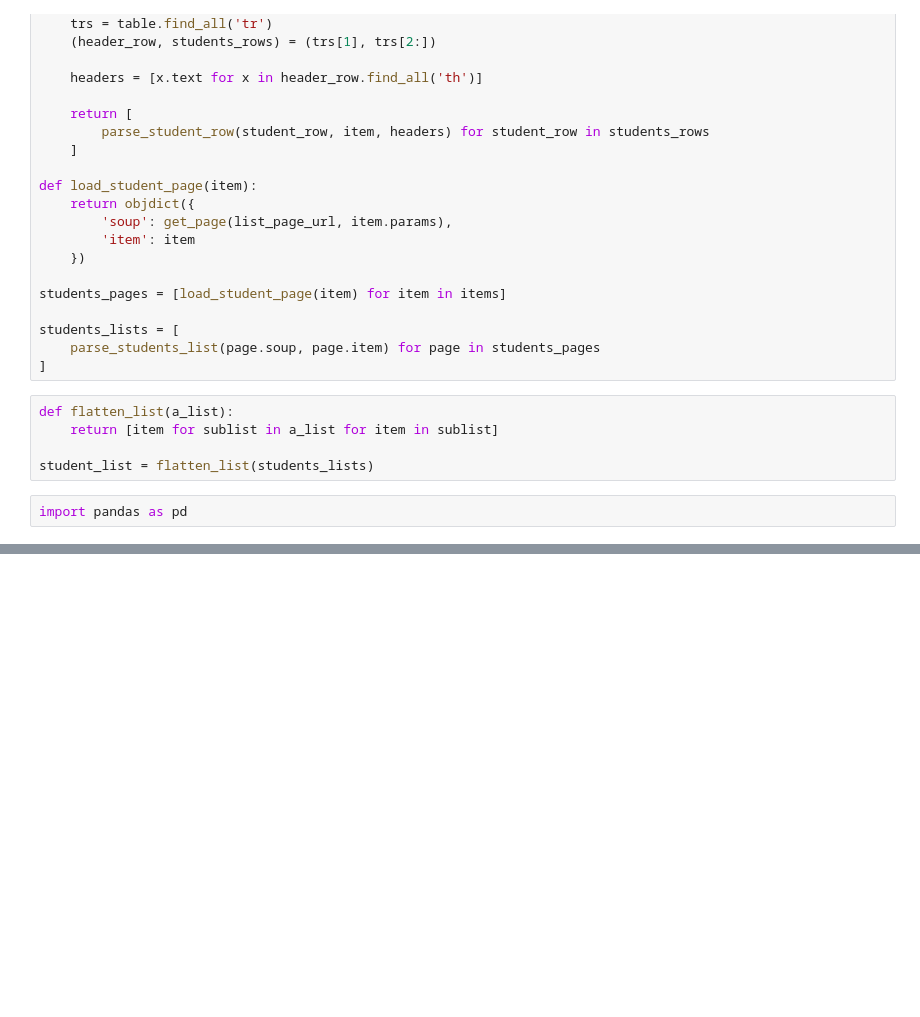
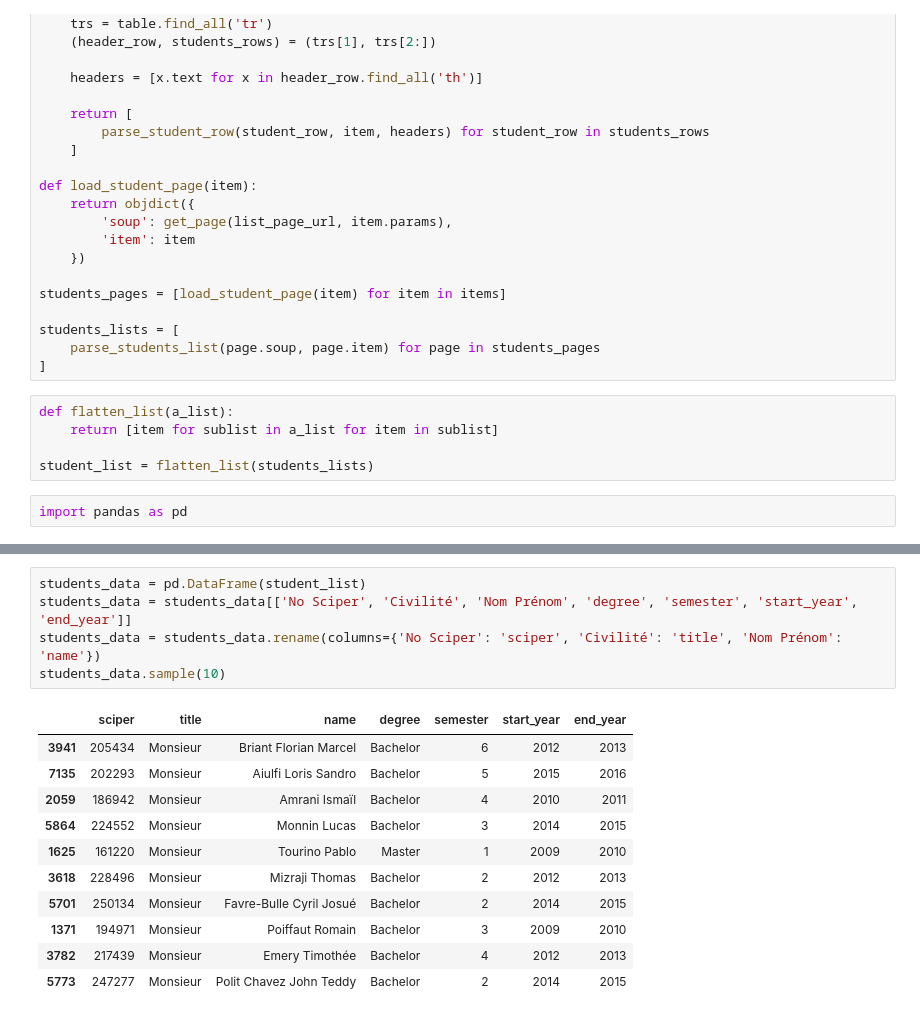
Before and after one commit to romac/ADAHomeworks, a Jupyter notebook: 02 - Data from the Web/Scraper.ipynb, the cells around one changed output, grey strips where cells are left out. Saved outputs shown, nothing was run; the diff lists cells and outputs as text; blank space fills up the shorter version.

```diff
--- a/02 - Data from the Web/Scraper.ipynb
+++ b/02 - Data from the Web/Scraper.ipynb
@@ -369,0 +294,17 @@ d
+# %%
+students_data = pd.DataFrame(student_list)
+students_data = students_data[['No Sciper', 'Civilité', 'Nom Prénom', 'degree', 'semester', 'start_year', 'end_year']]
+students_data = students_data.rename(columns={'No Sciper': 'sciper', 'Civilité': 'title', 'Nom Prénom': 'name'})
+students_data.sample(10)
+# %% [output]
+|  | sciper | title | name | degree | semester | start_year | end_year |
+| 3941 | 205434 | Monsieur | Briant Florian Marcel | Bachelor | 6 | 2012 | 2013 |
+| 7135 | 202293 | Monsieur | Aiulfi Loris Sandro | Bachelor | 5 | 2015 | 2016 |
+| 2059 | 186942 | Monsieur | Amrani Ismaïl | Bachelor | 4 | 2010 | 2011 |
+| 5864 | 224552 | Monsieur | Monnin Lucas | Bachelor | 3 | 2014 | 2015 |
+| 1625 | 161220 | Monsieur | Tourino Pablo | Master | 1 | 2009 | 2010 |
+| 3618 | 228496 | Monsieur | Mizraji Thomas | Bachelor | 2 | 2012 | 2013 |
+| 5701 | 250134 | Monsieur | Favre-Bulle Cyril Josué | Bachelor | 2 | 2014 | 2015 |
+| 1371 | 194971 | Monsieur | Poiffaut Romain | Bachelor | 3 | 2009 | 2010 |
+| 3782 | 217439 | Monsieur | Emery Timothée | Bachelor | 4 | 2012 | 2013 |
+| 5773 | 247277 | Monsieur | Polit Chavez John Teddy | Bachelor | 2 | 2014 | 2015 |
```
Also changed, not shown: parts of 11 cells of this notebook.
